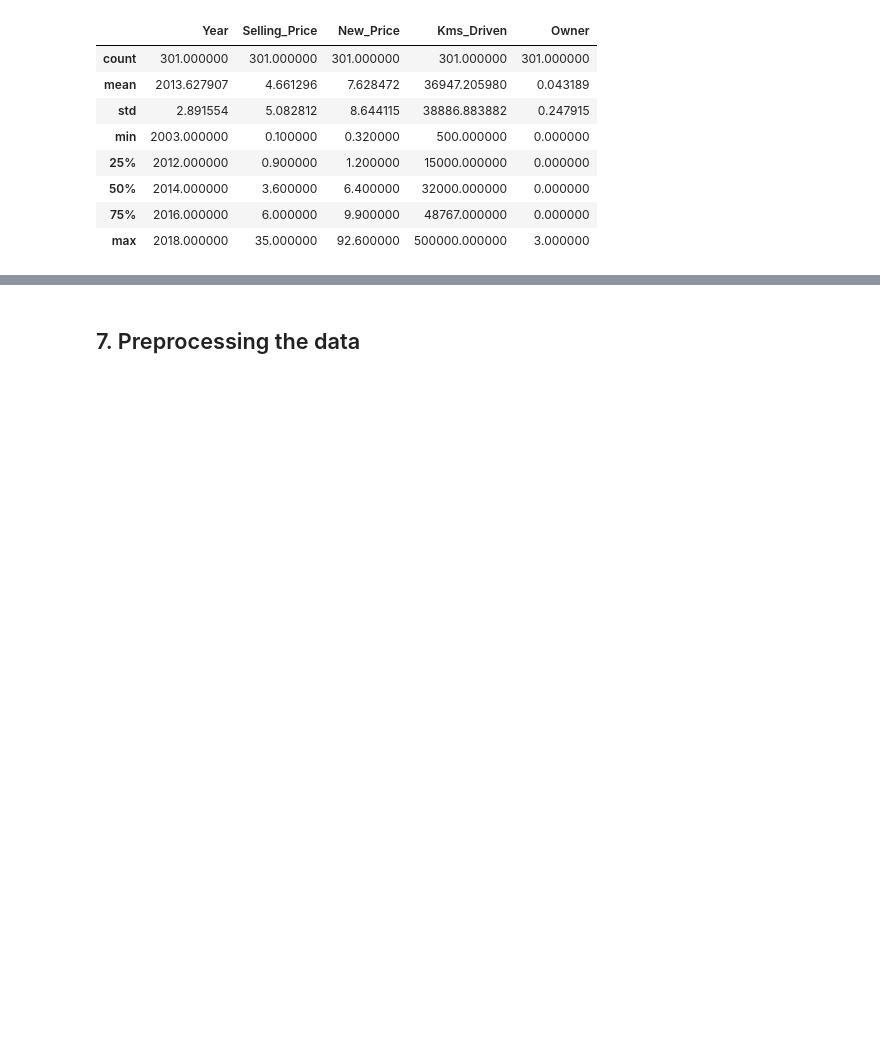
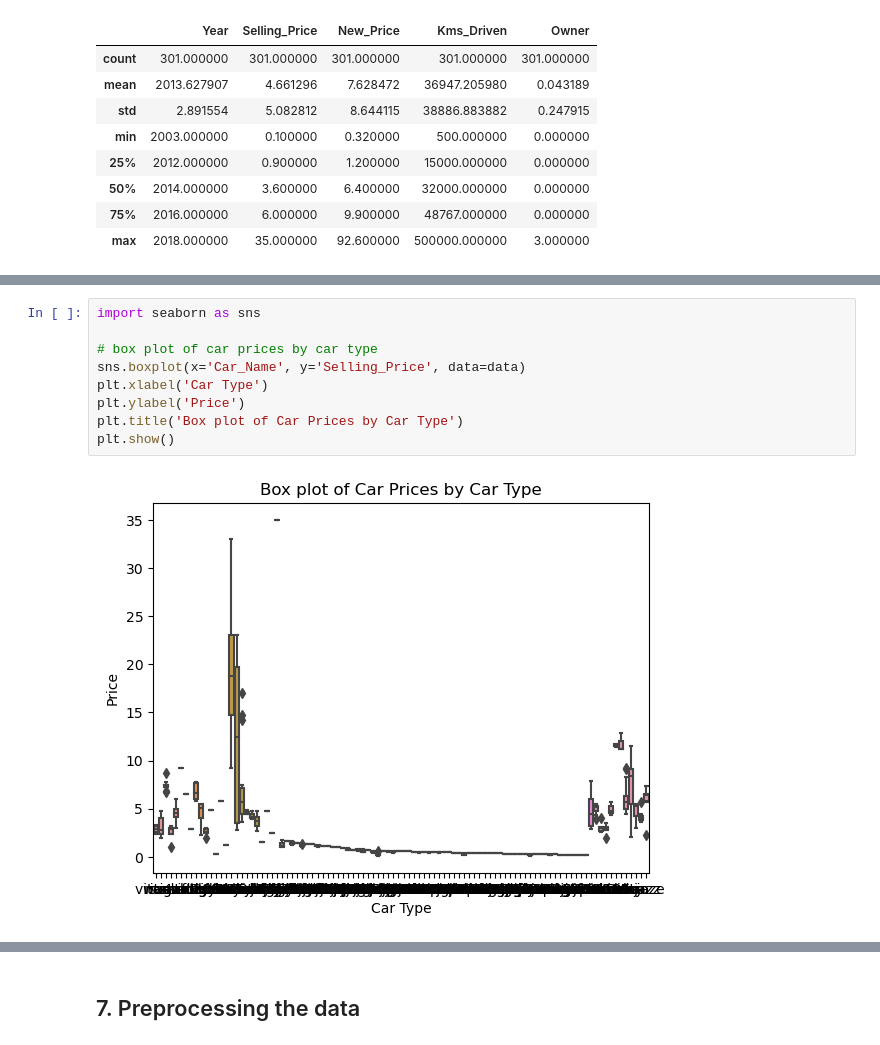
Before and after one commit to Nathan-Austin/Machine_Learning_projects, a Jupyter notebook: Car_price_prediction/Car_Price_Prediction.ipynb, the cells around one changed output, grey strips where cells are left out. Drawn from its saved outputs; the diff is of its cells as text; blank space fills up the shorter version.

```diff
--- a/Car_price_prediction/Car_Price_Prediction.ipynb
+++ b/Car_price_prediction/Car_Price_Prediction.ipynb
@@ -86,0 +109,11 @@ data.describe()
+# %%
+import seaborn as sns
+
+# box plot of car prices by car type
+sns.boxplot(x='Car_Name', y='Selling_Price', data=data)
+plt.xlabel('Car Type')
+plt.ylabel('Price')
+plt.title('Box plot of Car Prices by Car Type')
+plt.show()
+# %% [output]
+[figure, added]
```
Also changed, not shown: parts of 5 cells of this notebook, 6 other files.
